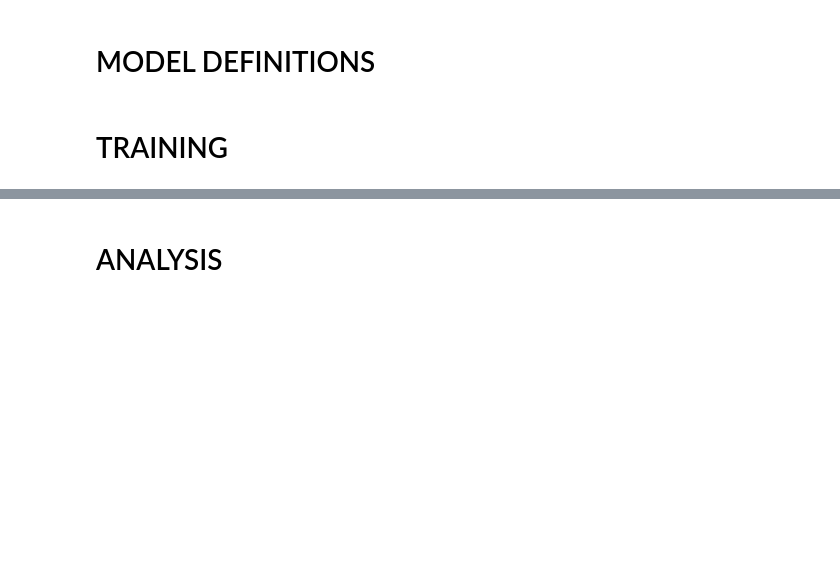
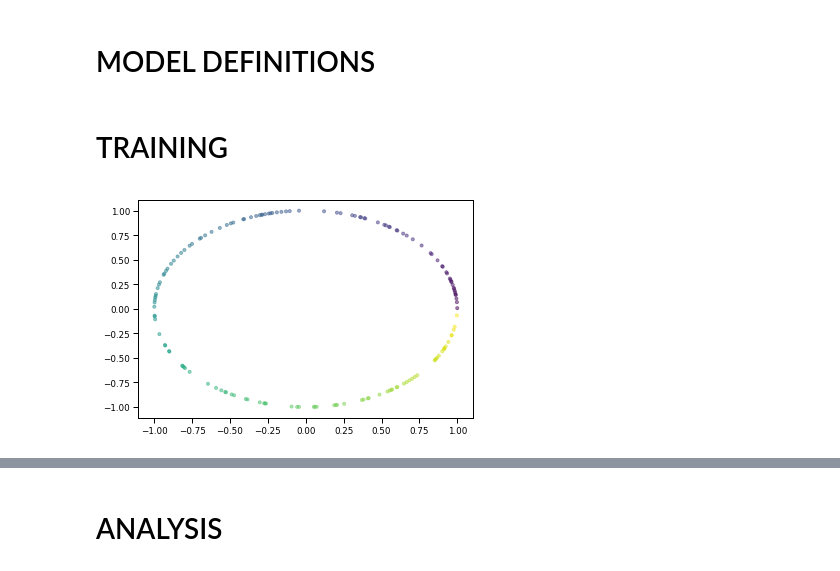
Before and after one commit to lihenryhfl/SpectralVAEGAN, a Jupyter notebook: src/applications/SpectralVAE_fullcov_manifold_inverse.ipynb, the cells around one changed output, grey strips where cells are left out. Cells and saved outputs as stored; diff of their text form; code cells hidden in the pictures; blank space fills up the shorter version.

```diff
--- a/src/applications/SpectralVAE_fullcov_manifold_inverse.ipynb
+++ b/src/applications/SpectralVAE_fullcov_manifold_inverse.ipynb
@@ -355,7 +357,7 @@ def generate_cc(n=1200, noise_sigma=0.1, train_set_fraction=1.):
 
     return (x_train, y_train), (x_test, y_test)
 # %%
-dataset = 'loop'
+dataset = 'circle'
 
 if dataset == 'mnist':
 #     (x_train, y_train), (x_test, y_test) = mnist.load_data()
@@ -364,7 +366,7 @@ if dataset == 'mnist':
     # reshape and standardize x arrays
     x_train = x_train.reshape(len(x_train), -1) / 255
     x_test = x_test.reshape(len(x_test), -1) / 255
-    latent_dim = 9
+    latent_dim = 2
 elif dataset == 'gaussians':
     (x_train, y_train), (x_test, y_test) = generate_gaussians(n=2000, n_clusters=1, train_set_fraction=0.85)
     latent_dim = 6
@@ -375,7 +377,7 @@ elif dataset == 'loop':
     (x_train, y_train), (x_test, y_test) = generate_loop(n=5000, train_set_fraction=0.85)
     latent_dim = 2
 elif dataset == 'cc':
-    (x_train, y_train), (x_test, y_test) = generate_cc(n=2000, noise_sigma=0.1, train_set_fraction=0.85)
+    (x_train, y_train), (x_test, y_test) = generate_cc(n=2000, noise_sigma=0.01, train_set_fraction=0.85)
     latent_dim = 3
 elif dataset == 'circle':
     (x_train, y_train), (x_test, y_test) = generate_circle(n=1024, train_set_fraction=0.85, alpha=30)
@@ -400,9 +402,13 @@ if dataset != 'mnist':
     x_train, x_test = (x_train - a) / b, (x_test - a) / b
 print('IMPORTANT: max {}, min {}'.format(np.max(x_train), np.min(x_train)))
 
+# arch = [
+#     {'type': 'relu', 'size': 128},
+#     {'type': 'relu', 'size': 128},
+#     {'type': 'relu', 'size': 512},
+#     {'type': 'linear', 'size': 16},
+#     ]
 arch = [
     {'type': 'relu', 'size': 128},
-    {'type': 'relu', 'size': 128},
-    {'type': 'relu', 'size': 512},
-    {'type': 'linear', 'size': 16},
+    {'type': 'linear', 'size': latent_dim},
     ]
@@ -873,21 +878,23 @@ class SVG:
 # TRAINING
 # %%
 remove_dim = False
-pca = False
+pca = True
 latent_dim += 1
 
 # NOTE: currently the train and test sets are combined
 
 # split = int(len(x_train)*0.8)
 # x_train, x_val = x_train[:split], x_train[split:]
 # y_train, y_val = y_train[:split], y_train[split:]
 
 x_train = np.concatenate([x_train, x_test], axis=0)
 y_train = np.concatenate([y_train, y_test], axis=0)
 
 # plt.scatter(x_test[:,0], x_test[:,1], c=y_test)
 # g = plot(x_train, y_train)
 g = plot(x_test, y_test)
+# %% [output]
+[figure, added]
 # %%
 if pca:
     n_clusters = latent_dim + 1
```
Also changed, not shown: parts of 33 cells of this notebook, 2 other files.
